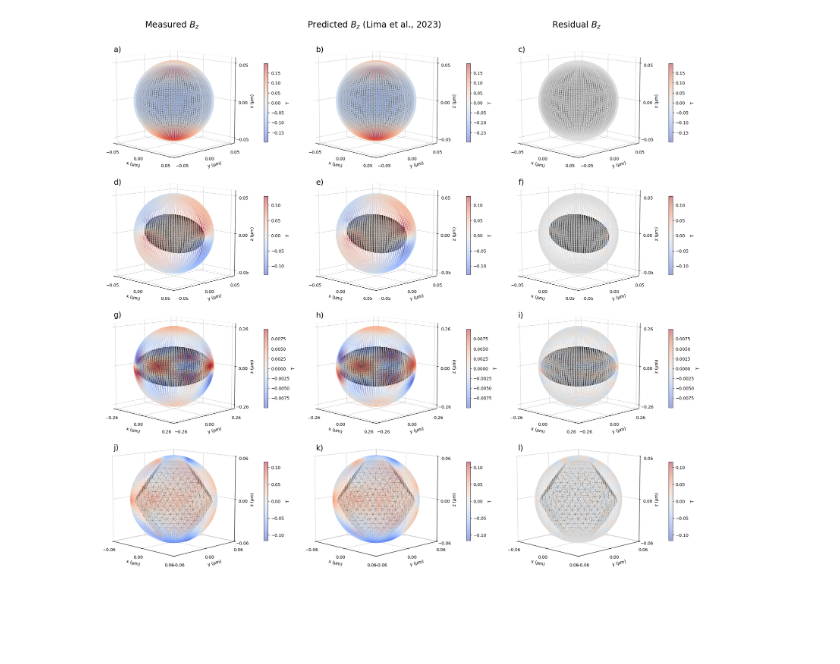
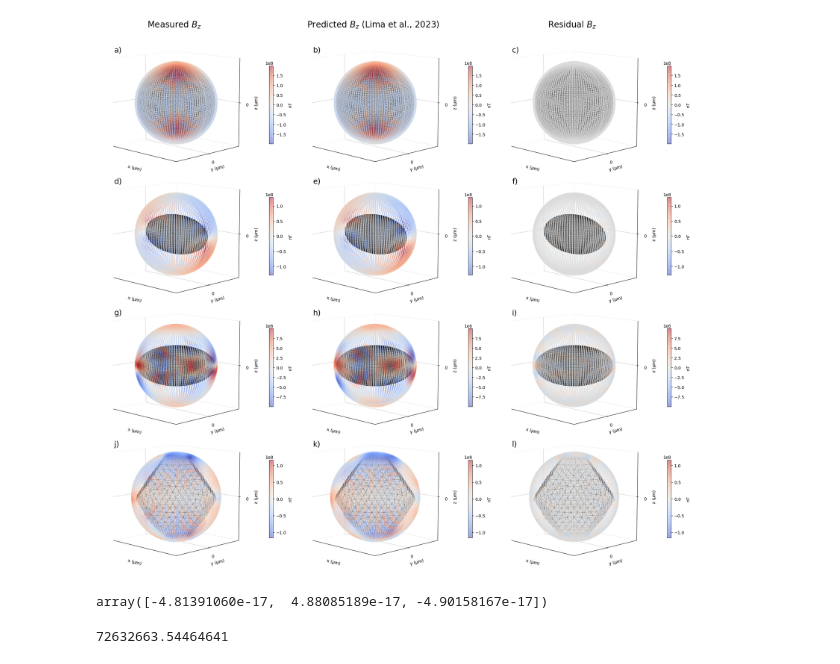
Before and after one commit to compgeolab/micromag-spherical-harmonic, a Jupyter notebook: code/Results_spherical_shells/Generate_Spherical_Harmonic_Fitting_Figure.ipynb, the cells around one changed output. Drawn from its saved outputs; the diff is of its cells as text; code cells hidden in the pictures; blank space fills up the shorter version.

```diff
--- a/code/Results_spherical_shells/Generate_Spherical_Harmonic_Fitting_Figure.ipynb
+++ b/code/Results_spherical_shells/Generate_Spherical_Harmonic_Fitting_Figure.ipynb
@@ -40,14 +40,18 @@ all_axes = []
 for row, (csv_file, stl_file) in enumerate(zip(filenames, stl_filenames)):
     # === 1. Load CSV data ===
     df = pd.read_csv(data_dir / csv_file)
-    x = df["x"].values * 1.0e-6
-    y = df["y"].values * 1.0e-6
-    z = df["z"].values * -1.0e-6
-    bz = df["bz"].values * 1.0e-9
+    x = df["x"].values #* MICROMETER_TO_METER
+    y = df["y"].values #* MICROMETER_TO_METER
+    z = df["z"].values #* MICROMETER_TO_METER
+    bz = df["bz"].values #/ TESLA_TO_NANOTESLA # data
 
     coordinates = (x, y, z)
 
-    location = np.array([0,0,0])
+    # location = np.array([0,0,0])
+    # Use location from the STL file
+    m = mesh.Mesh.from_file(str(stl_dir/stl_file))
+    location = np.array([np.mean(m.x),np.mean(m.y),np.mean(m.z)]) #* MICROMETER_TO_METER
+
     sph = mt.SphericalHarmonicsBz(location, damping=1e-1, min_degree=1, max_degree=10).fit(coordinates, bz)
 
     bz_pred = sph.predict(coordinates)
@@ -84,7 +88,7 @@ for row, (csv_file, stl_file) in enumerate(zip(filenames, stl_filenames)):
 
         # Bz Field
         p = ax.scatter(
-            x * 1e6, y * 1e6, z * 1e6,
+            x * 1e0, y * 1e0, z * 1e0,
             c=datasets[col], cmap="coolwarm", s=4,
             vmin=vmin, vmax=vmax, alpha=0.5
         )
@@ -94,34 +98,42 @@ for row, (csv_file, stl_file) in enumerate(zip(filenames, stl_filenames)):
         ax.set_xlabel("x (µm)")
         ax.set_ylabel("y (µm)")
         ax.set_zlabel("z (µm)")
-        fig.colorbar(p, ax=ax, shrink=0.4, label="T", orientation='vertical', pad=0.1)
+        fig.colorbar(p, ax=ax, shrink=0.4, label="nT", orientation='vertical', pad=0.1)
 
         ax.text2D(0.1, 0.85, f"{letters[idx - 1]})", transform=ax.transAxes, fontsize=18)
         ax.set_aspect("equal")
         ax.view_init(elev=10, azim=-45)
 
         # === 6. Load STL files ===
         stl_path = stl_dir / stl_file
         if stl_path.exists():
             m = mesh.Mesh.from_file(str(stl_path))
             stl_poly = Poly3DCollection(
                 m.vectors,
                 edgecolor='k',
                 facecolor='lightgrey',
                 linewidths=0.2,
                 alpha=0.5
             )
             ax.add_collection3d(stl_poly)
 
             # Adjust the scale (using the STL bounding box)
             pts = m.points.flatten()
             ax.auto_scale_xyz(pts, pts, -pts)  # negative Z for CSV
 
 # === Finalização ===
 fig.patch.set_alpha(0.0)
 plt.tight_layout(h_pad=-15)
 plt.savefig(figure_dir / "particles_spherical_harmonic_fitting.png", dpi=300,
             bbox_inches="tight", transparent=True)
 plt.show()
 # %% [output]
-[figure, old version]
+[figure, new version]
+# %%
+sph.magnetic_moment_
+# %% [output]
+array([-4.81391060e-17,  4.88085189e-17, -4.90158167e-17])
+# %%
+bz.max()
+# %% [output]
+72632663.54464641
```
Also changed, not shown: 4 other files.
